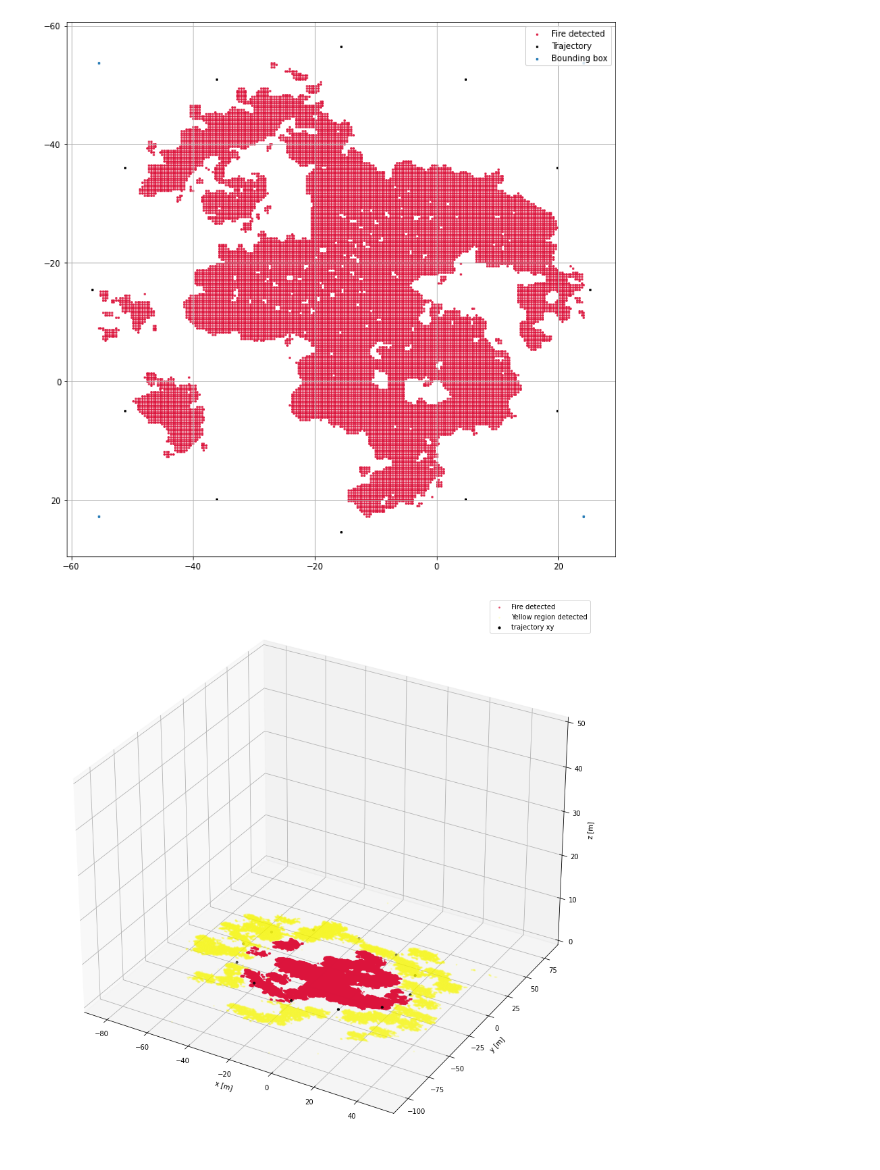
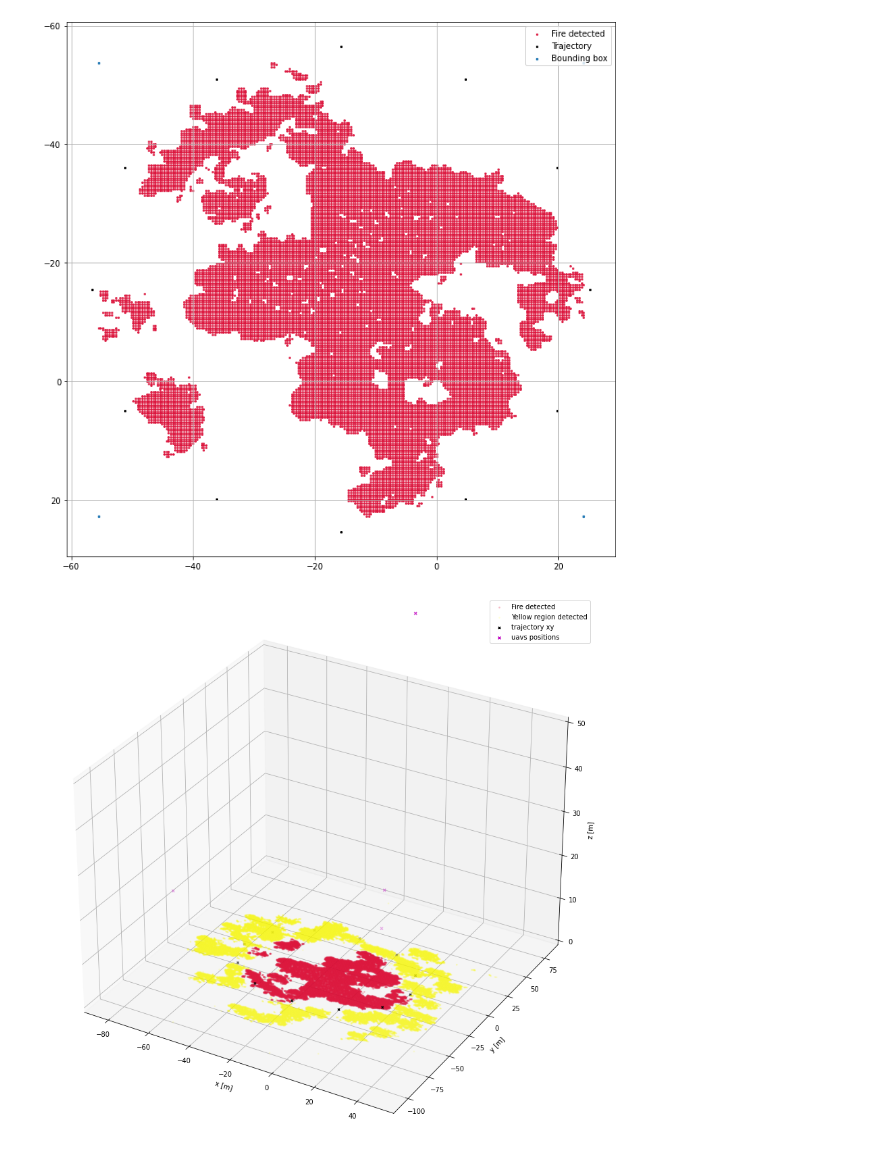
Before and after one commit to Grupo-SEMEAR-USP/SARC2022, a Jupyter notebook: python/aux/jupyternb/overview.ipynb, the cells around one changed output. Drawn from its saved outputs; the diff is of its cells as text; code cells hidden in the pictures.

```diff
--- a/python/aux/jupyternb/overview.ipynb
+++ b/python/aux/jupyternb/overview.ipynb
@@ -14,5 +14,5 @@ from uav import UAV
 from sensors.gps import uavGPS
 from sensors.camera import uavCamera
 # %%
-uav_t = UAV(node_name='uav_test', uav_id = '0')
+uav_t = UAV(uav_id = '0')
 # %% [output]
@@ -93,21 +92,30 @@ plt.show()
 # %%
 fig = plt.figure(figsize=(20,15))
 ax = fig.add_subplot(111, projection='3d')
 
 #Fire (red) detected
-fire = ax.scatter(X_red, Y_red, np.zeros_like(X_red), c = 'crimson', s = 3, label = 'Fire detected', alpha = 0.6)
+fire = ax.scatter(X_red, Y_red, np.zeros_like(X_red), c = 'crimson', s = 3, label = 'Fire detected', alpha = 0.2)
 
 #Yellow region
 yellow = ax.scatter(X_yellow, Y_yellow, np.zeros_like(X_yellow), c = 'yellow', s = 3, label = 'Yellow region detected', alpha = 0.1)
 
 #Trajectory points
-trajectory_pts = ax.scatter(xs_trajectory, ys_trajectory, 2*np.ones_like(xs_trajectory), c = 'black', s = 10, label = "trajectory xy")
+trajectory_pts = ax.scatter(xs_trajectory, ys_trajectory, 2*np.ones_like(xs_trajectory),
+                            c = 'black', s = 10, label = "trajectory xy", marker = 'x')
+
+#Uav random positions
+uavs_x_pos = np.random.randn(5) * 50
+uavs_y_pos = np.random.randn(5) * 50
+uavs_z_pos = abs(np.random.randn(5)) * 50
+
+uav_random_positions = ax.scatter(  uavs_x_pos, uavs_y_pos, uavs_z_pos, c = 'm',
+                                    label='uavs positions', marker = 'x', s=15)
 
 ax.set_xlabel('x [m]')
 ax.set_ylabel('y [m]')
 ax.set_zlabel('z [m]')
 ax.set_zlim([0,50])
 plt.legend()
 plt.show()
 # %% [output]
-[figure, old version]
+[figure, new version]
```
Also changed, not shown: parts of 3 cells of this notebook, 1 other file.
